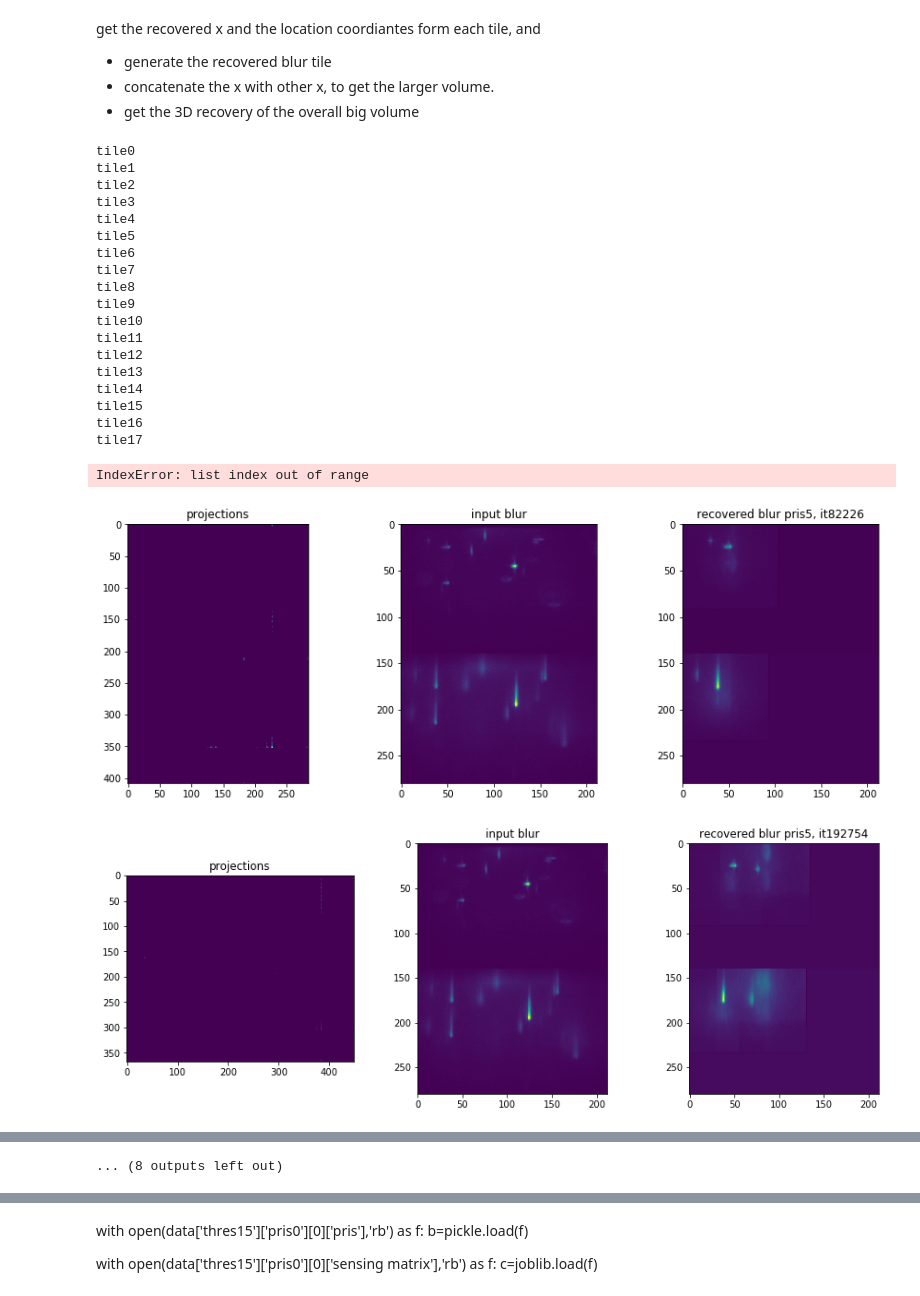
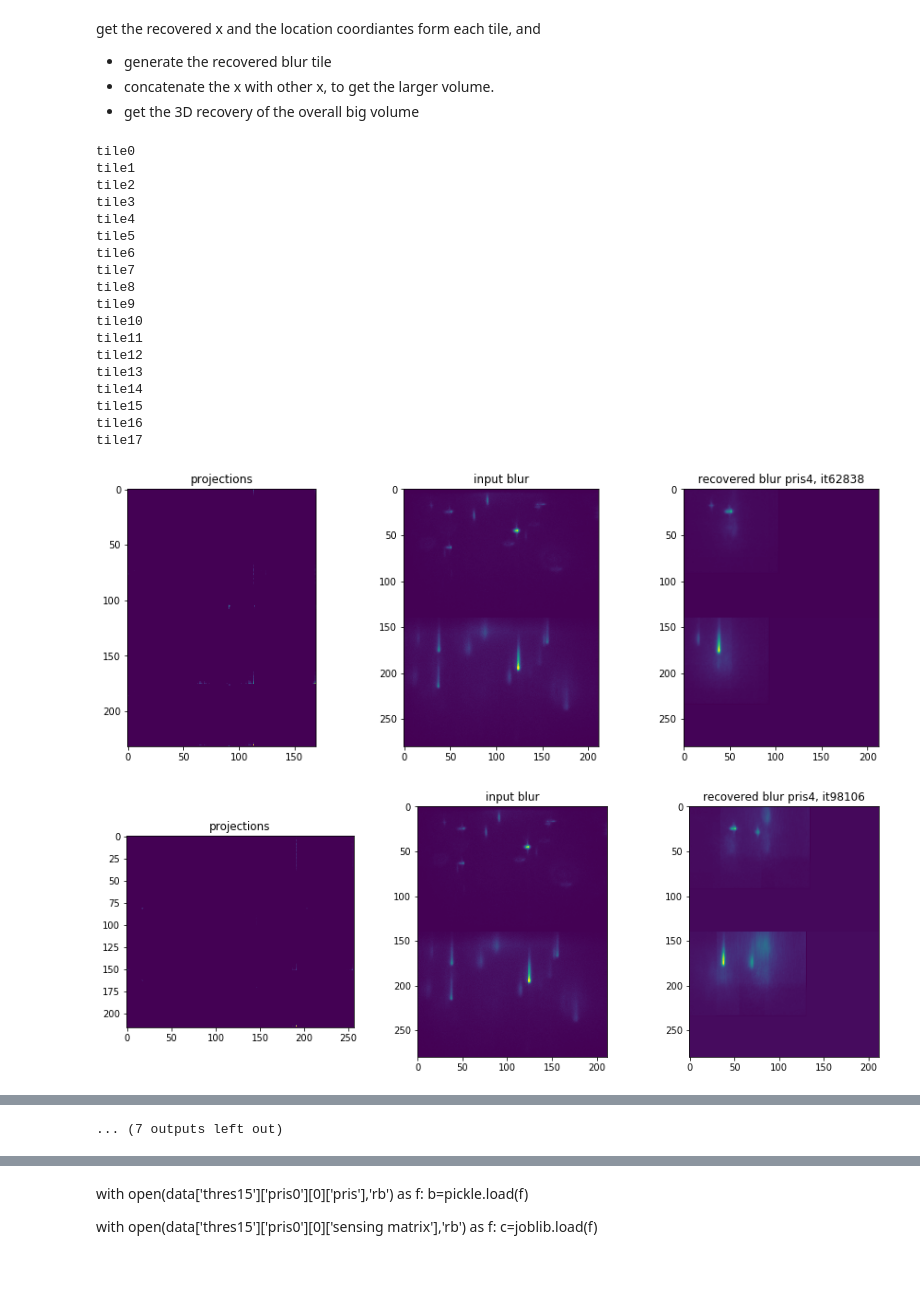
Before and after one commit to xiyuyi/PyPRIS, a Jupyter notebook: NW_astig_spetrum_analysis/NW-2C2C-LC.ipynb, the cells around one changed output, grey strips where cells are left out. Saved outputs shown, nothing was run; the diff lists cells and outputs as text; code cells hidden in the pictures; blank space fills up the shorter version.

```diff
--- a/NW_astig_spetrum_analysis/NW-2C2C-LC.ipynb
+++ b/NW_astig_spetrum_analysis/NW-2C2C-LC.ipynb
@@ -118,36 +118,36 @@ catlist=[]
 pj0list=[]
 pj1list=[]
 pj2list=[]
-
-for cind in np.arange(24):
-    with open(data['thres17']['pris5'][cind]['linbreg'],'rb') as f:
+pristag='pris4'
+cindrange=len(data['thres17'][pristag])
+for cind in np.arange(cindrange):
+    with open(data['thres17']['pris4'][cind]['linbreg'],'rb') as f:
         a=pickle.load(f)
         [b, recb, cat, pj0, pj1, pj2] = linbreg_report(a,msg='tile'+str(cind))
         blist.append(b)
         recblist.append(recb)
         catlist.append(cat)
         pj0list.append(pj0)
         pj1list.append(pj1)
         pj2list.append(pj2)
 # %% [output]
 tile0
 tile1
 tile2
 tile3
 tile4
 tile5
 tile6
 tile7
 tile8
 tile9
 tile10
 tile11
 tile12
 tile13
 tile14
 tile15
 tile16
 tile17
-IndexError: list index out of range
-[figure, old version]
+[figure, new version]
-[figure, old version]
+[figure, new version]
@@ -162 +161,0 @@ IndexError: list index out of range
-... (8 outputs left out)
@@ -163 +163,2 @@ IndexError: list index out of range
+... (7 outputs left out)
 # %%
```
Also changed, not shown: parts of 4 cells of this notebook.
